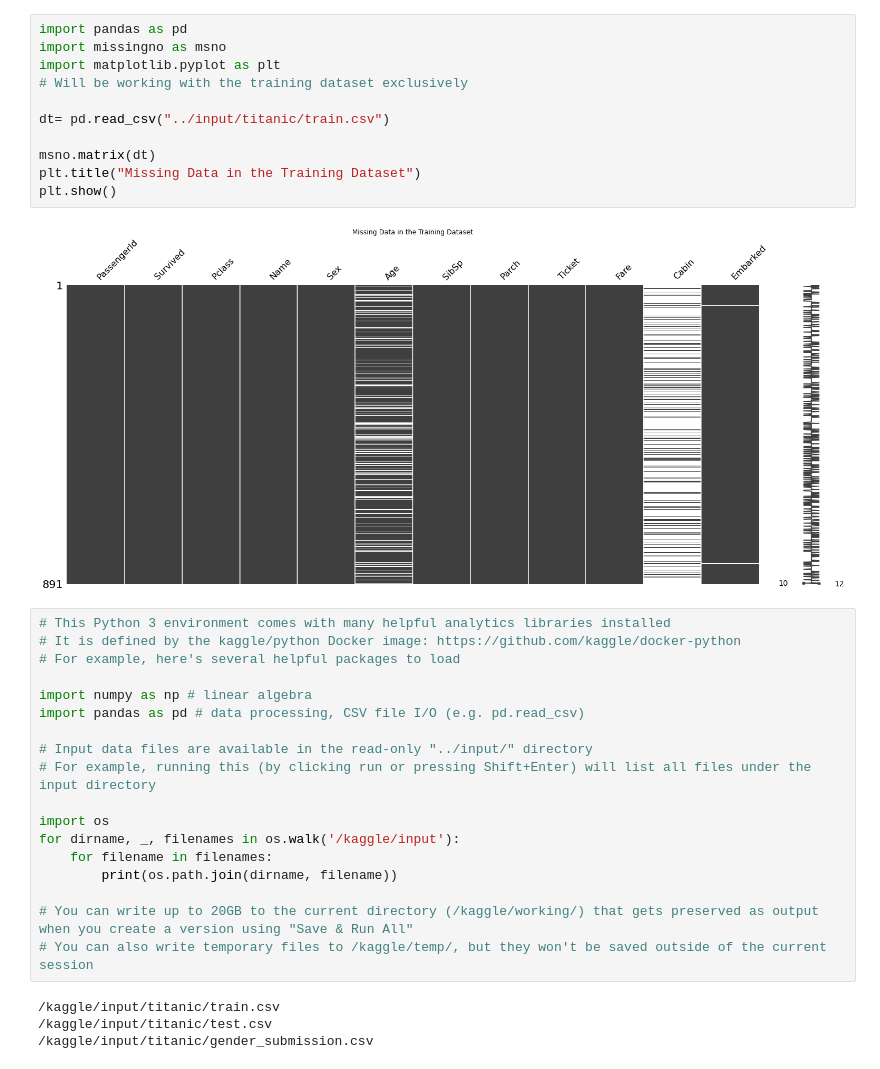
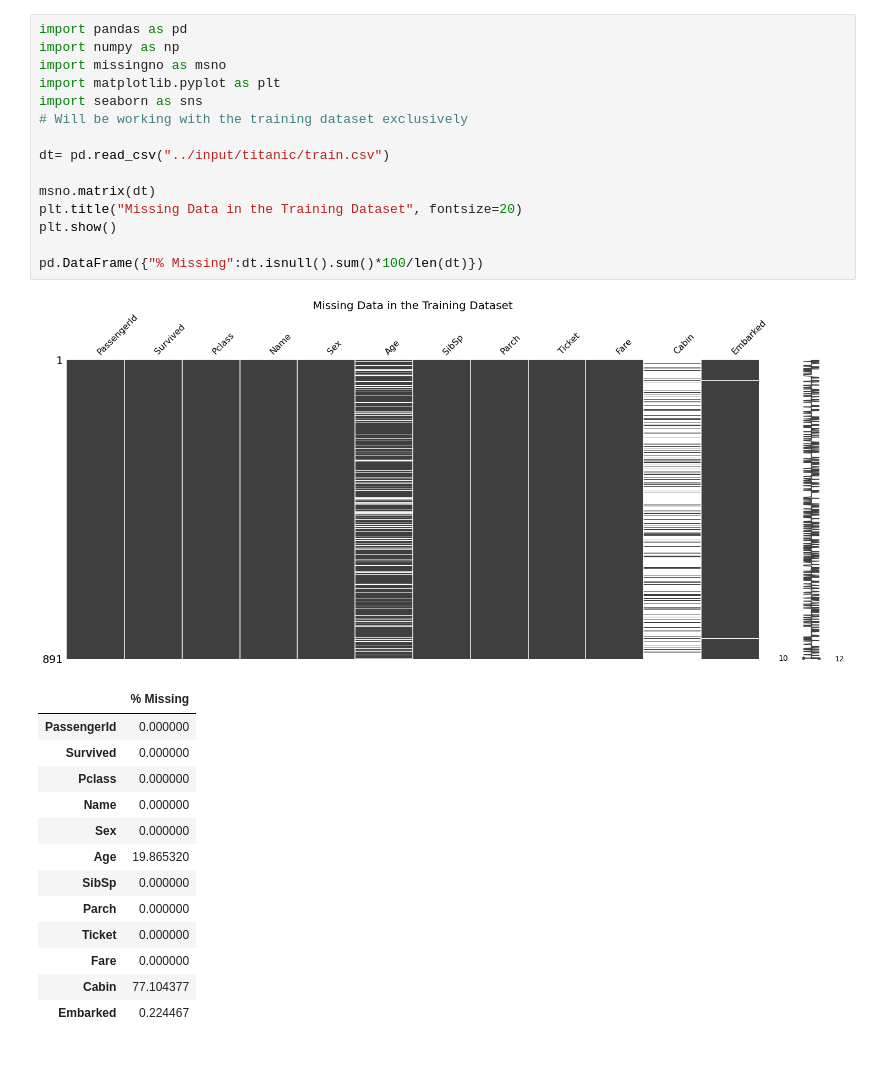
Before and after one commit to benyamindsmith/kaggle, a Jupyter notebook: another-titanic-data-analysis.ipynb, the cells around one changed output. Cells and saved outputs as stored; diff of their text form.

Commit message:
Kaggle Notebook | Another Titanic Data Analysis | Version 4

```diff
--- a/another-titanic-data-analysis.ipynb
+++ b/another-titanic-data-analysis.ipynb
@@ -61,36 +61,31 @@ Before getting into modelling passenger survival, lets first explore the data by
 Before getting into exploring these questions, I like to check for missing data. While there may not be any treatment applied to the missing data, awareness of it is important for making inference. To check for missing data the the `missingno` module can help visualize the missing data. For exact proportions, some manipulation with `pandas` will be implemented. (For more info on the `missingno` module, check out [this article on Medium](https://towardsdatascience.com/using-the-missingno-python-library-to-identify-and-visualise-missing-data-prior-to-machine-learning-34c8c5b5f009#:~:text=The%20missingno%20Library,%2C%20heatmap%2C%20or%20a%20dendrogram.))
 # %%
 import pandas as pd
+import numpy as np
 import missingno as msno
 import matplotlib.pyplot as plt
+import seaborn as sns
 # Will be working with the training dataset exclusively
 
 dt= pd.read_csv("../input/titanic/train.csv")
 
 msno.matrix(dt)
-plt.title("Missing Data in the Training Dataset")
+plt.title("Missing Data in the Training Dataset", fontsize=20)
 plt.show()
+
+pd.DataFrame({"% Missing":dt.isnull().sum()*100/len(dt)})
 # %% [output]
-[figure, old version]
+[figure, new version]
+|  | % Missing |
+| PassengerId | 0.000000 |
+| Survived | 0.000000 |
+| Pclass | 0.000000 |
+| Name | 0.000000 |
+| Sex | 0.000000 |
+| Age | 19.865320 |
+| SibSp | 0.000000 |
+| Parch | 0.000000 |
+| Ticket | 0.000000 |
+| Fare | 0.000000 |
+| Cabin | 77.104377 |
+| Embarked | 0.224467 |
-# %%
-# This Python 3 environment comes with many helpful analytics libraries installed
-# It is defined by the kaggle/python Docker image: https://github.com/kaggle/docker-python
-# For example, here's several helpful packages to load
-
-import numpy as np # linear algebra
-import pandas as pd # data processing, CSV file I/O (e.g. pd.read_csv)
-
-# Input data files are available in the read-only "../input/" directory
-# For example, running this (by clicking run or pressing Shift+Enter) will list all files under the input directory
-
-import os
-for dirname, _, filenames in os.walk('/kaggle/input'):
-    for filename in filenames:
-        print(os.path.join(dirname, filename))
-
-# You can write up to 20GB to the current directory (/kaggle/working/) that gets preserved as output when you create a version using "Save & Run All"
-# You can also write temporary files to /kaggle/temp/, but they won't be saved outside of the current session
-# %% [output]
-/kaggle/input/titanic/train.csv
-/kaggle/input/titanic/test.csv
-/kaggle/input/titanic/gender_submission.csv
```
Also changed, not shown: parts of 5 cells of this notebook.
